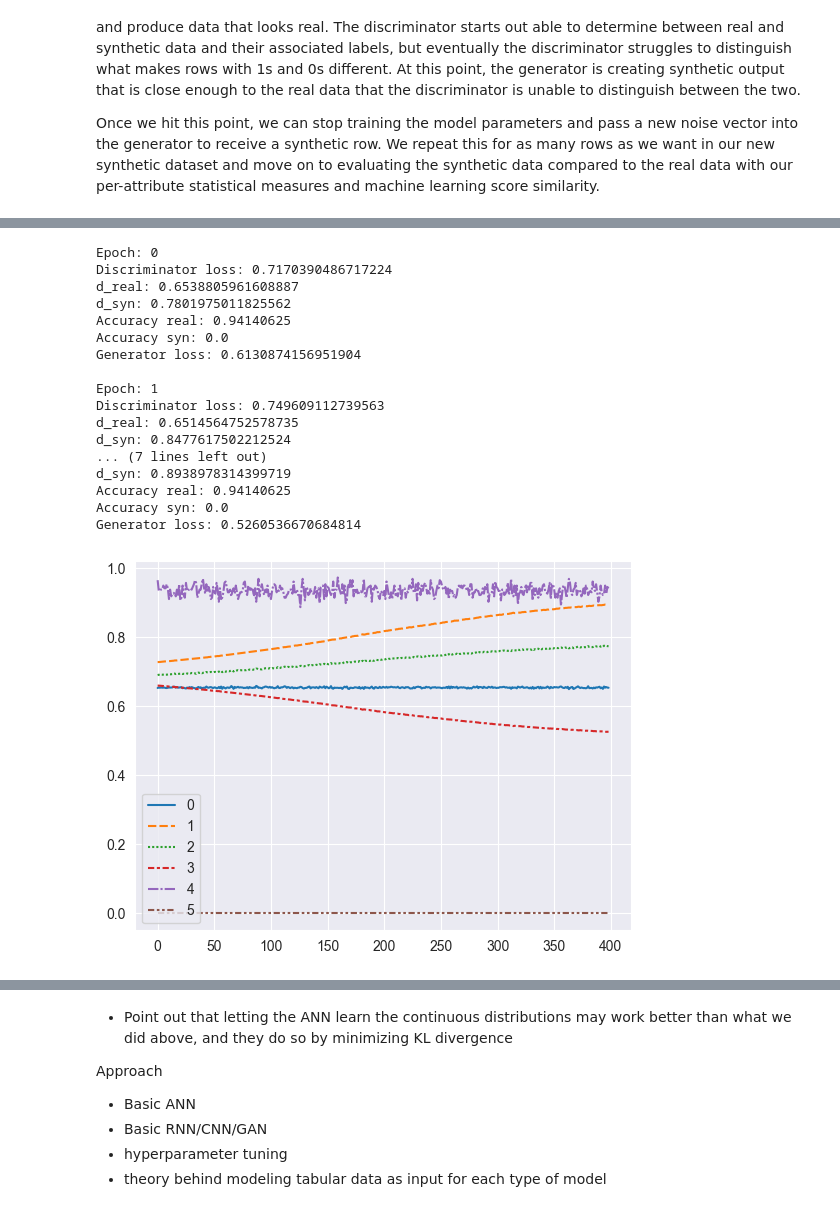
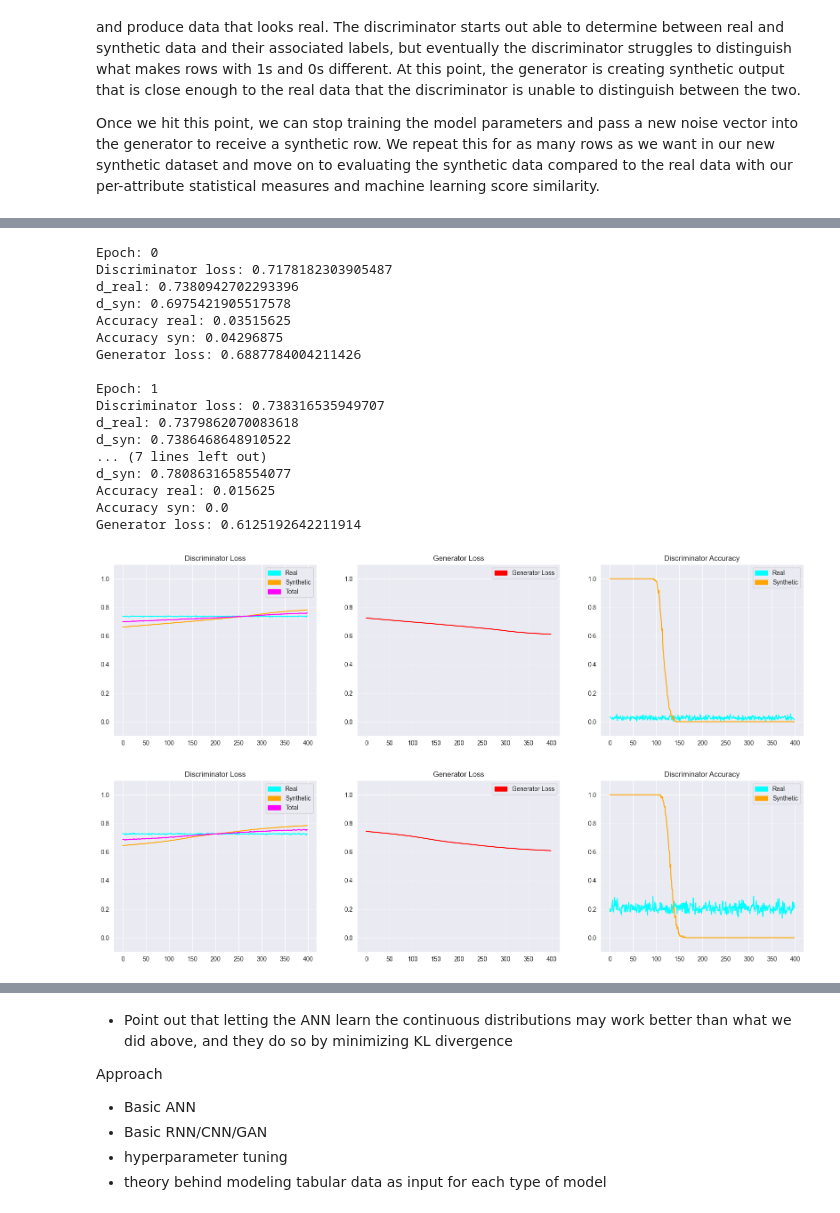
Before and after one commit to jhleakakos/msds-deep-learning-final, a Jupyter notebook: my_data_is_realer_than_yours.ipynb, the cells around one changed output, grey strips where cells are left out. Cells and saved outputs as stored; diff of their text form; code cells hidden in the pictures.

Commit message:
add visualizations for gan losses and accuracies

```diff
--- a/my_data_is_realer_than_yours.ipynb
+++ b/my_data_is_realer_than_yours.ipynb
@@ -2276,45 +2335,58 @@ for epoch in range(n_epochs):
 #     print(f'Batch {i}: {loss}')
 #
 # print('\nDiscriminator Loss Synthetic')
 # for i, loss in enumerate(ganon_discriminator_loss_syn):
 #     print(f'Batch {i}: {loss}')
 #
 # print('\nDiscriminator Accuracy Real')
 # for i, loss in enumerate(ganon_discriminator_accuracy_real):
 #     print(f'Batch {i}: {loss}')
 #
 # print('\nDiscriminator Accuracy Synthetic')
 # for i, loss in enumerate(ganon_discriminator_accuracy_syn):
 #     print(f'Batch {i}: {loss}')
 #
 # print('\nGenerator Loss')
 # for i, loss in enumerate(ganon_generator_loss):
 #     print(f'Batch {i}: {loss}')
 
-sns.lineplot([
+
+gimme_some_gan_metrics(
     ganon_discriminator_loss_real
     , ganon_discriminator_loss_syn
     , ganon_discriminator_loss
     , ganon_generator_loss
     , ganon_discriminator_accuracy_real
     , ganon_discriminator_accuracy_syn
-]);
+)
 # %% [output]
 Epoch: 0
-Discriminator loss: 0.7170390486717224
-d_real: 0.6538805961608887
-d_syn: 0.7801975011825562
-Accuracy real: 0.94140625
-Accuracy syn: 0.0
-Generator loss: 0.6130874156951904
+Discriminator loss: 0.7178182303905487
+d_real: 0.7380942702293396
+d_syn: 0.6975421905517578
+Accuracy real: 0.03515625
+Accuracy syn: 0.04296875
+Generator loss: 0.6887784004211426
 
 Epoch: 1
-Discriminator loss: 0.749609112739563
-d_real: 0.6514564752578735
-d_syn: 0.8477617502212524
+Discriminator loss: 0.738316535949707
+d_real: 0.7379862070083618
+d_syn: 0.7386468648910522
 ... (7 lines left out)
-d_syn: 0.8938978314399719
-Accuracy real: 0.94140625
+d_syn: 0.7808631658554077
+Accuracy real: 0.015625
 Accuracy syn: 0.0
-Generator loss: 0.5260536670684814
+Generator loss: 0.6125192642211914
-[figure, old version]
+[figure, new version]
+# %%
+
+gimme_some_gan_metrics(
+    ganon_discriminator_loss_real
+    , ganon_discriminator_loss_syn
+    , ganon_discriminator_loss
+    , ganon_generator_loss
+    , ganon_discriminator_accuracy_real
+    , ganon_discriminator_accuracy_syn
+)
+# %% [output]
+[figure, added]
```
Also changed, not shown: parts of 11 cells of this notebook.
